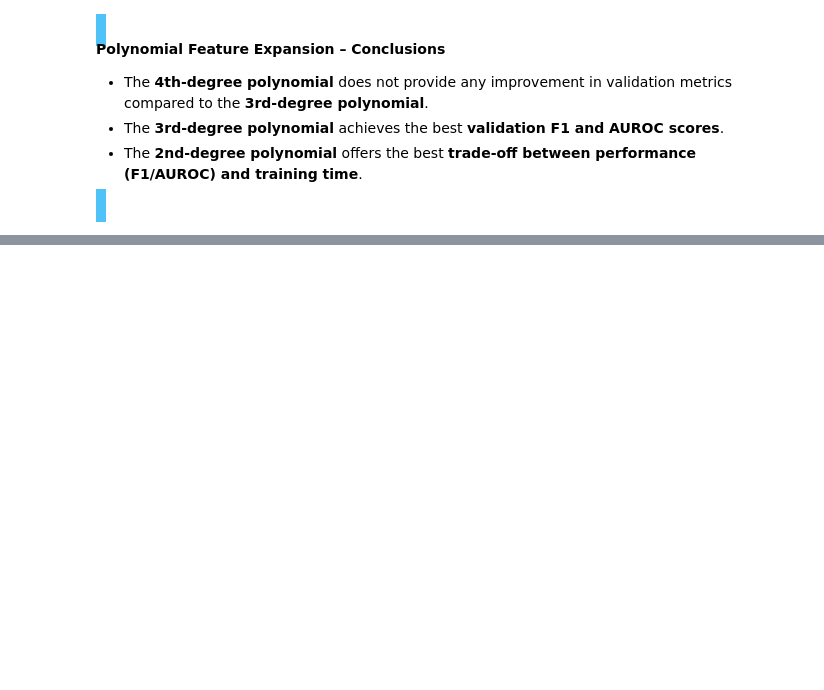
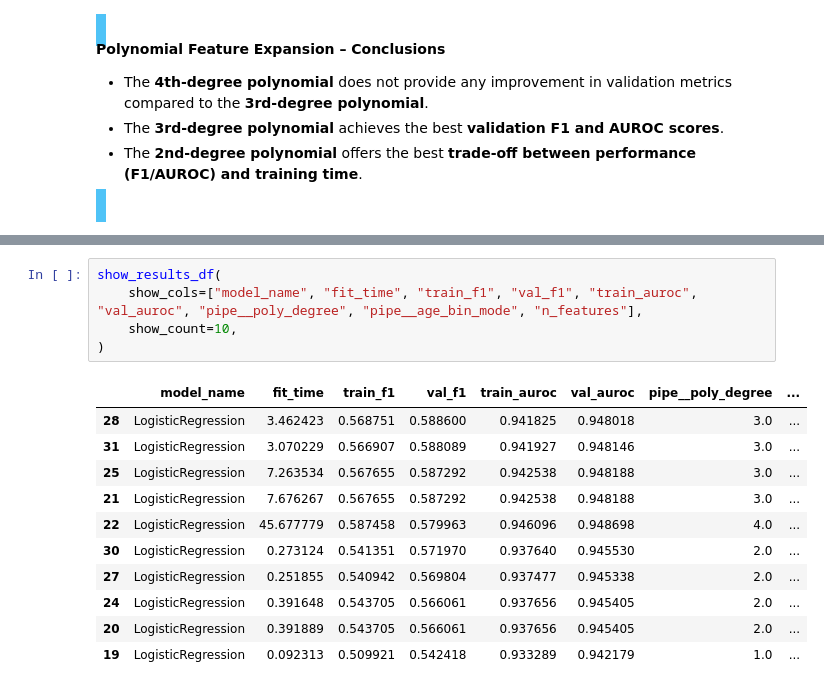
Before and after one commit to Maxstef/bank-deposit-prediction, a Jupyter notebook: notebooks/03_modeling.ipynb, the cells around one changed output, grey strips where cells are left out. Cells and saved outputs as stored; diff of their text form; blank space fills up the shorter version.

Commit message:
modeling finish logistic regression experiments

```diff
--- a/notebooks/03_modeling.ipynb
+++ b/notebooks/03_modeling.ipynb
@@ -433,0 +456,17 @@ show_results_df(
+# %%
+show_results_df(
+    show_cols=["model_name", "fit_time", "train_f1", "val_f1", "train_auroc", "val_auroc", "pipe__poly_degree", "pipe__age_bin_mode", "n_features"],
+    show_count=10,
+)
+# %% [output]
+|  | model_name | fit_time | train_f1 | val_f1 | train_auroc | val_auroc | pipe__poly_degree | ... |
+| 28 | LogisticRegression | 3.462423 | 0.568751 | 0.588600 | 0.941825 | 0.948018 | 3.0 | ... |
+| 31 | LogisticRegression | 3.070229 | 0.566907 | 0.588089 | 0.941927 | 0.948146 | 3.0 | ... |
+| 25 | LogisticRegression | 7.263534 | 0.567655 | 0.587292 | 0.942538 | 0.948188 | 3.0 | ... |
+| 21 | LogisticRegression | 7.676267 | 0.567655 | 0.587292 | 0.942538 | 0.948188 | 3.0 | ... |
+| 22 | LogisticRegression | 45.677779 | 0.587458 | 0.579963 | 0.946096 | 0.948698 | 4.0 | ... |
+| 30 | LogisticRegression | 0.273124 | 0.541351 | 0.571970 | 0.937640 | 0.945530 | 2.0 | ... |
+| 27 | LogisticRegression | 0.251855 | 0.540942 | 0.569804 | 0.937477 | 0.945338 | 2.0 | ... |
+| 24 | LogisticRegression | 0.391648 | 0.543705 | 0.566061 | 0.937656 | 0.945405 | 2.0 | ... |
+| 20 | LogisticRegression | 0.391889 | 0.543705 | 0.566061 | 0.937656 | 0.945405 | 2.0 | ... |
+| 19 | LogisticRegression | 0.092313 | 0.509921 | 0.542418 | 0.933289 | 0.942179 | 1.0 | ... |
```
Also changed, not shown: parts of 30 cells of this notebook, 1 other file.
